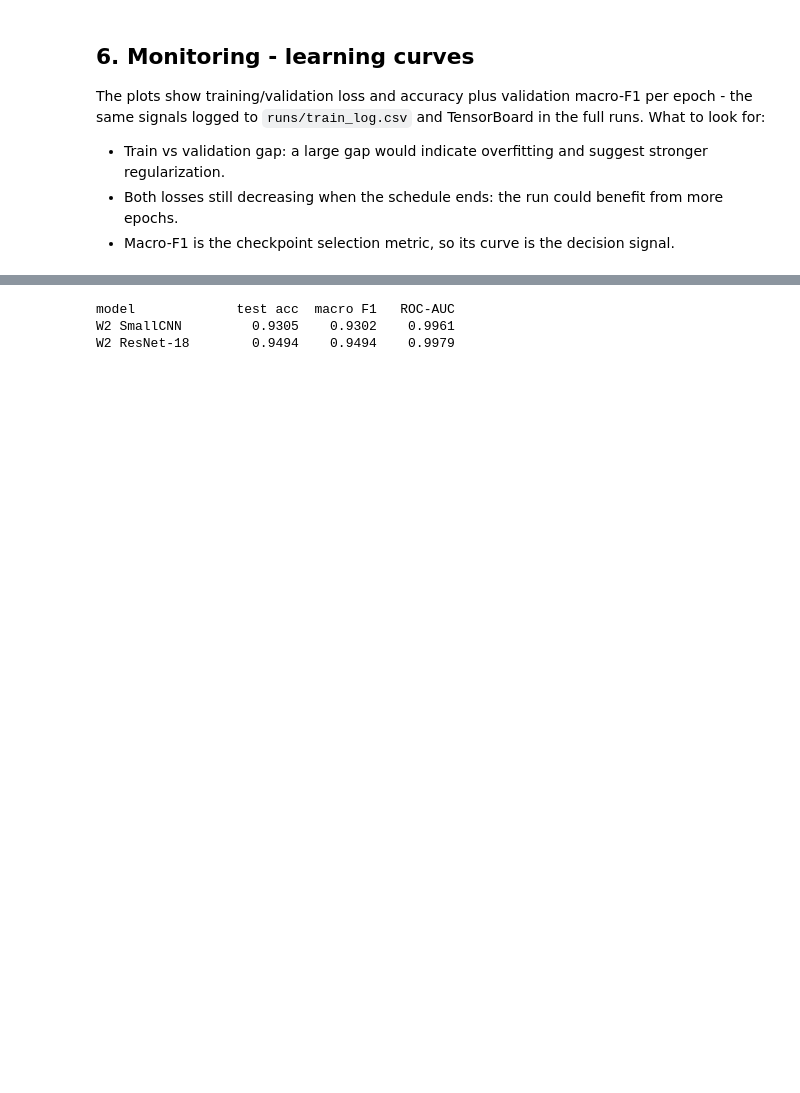
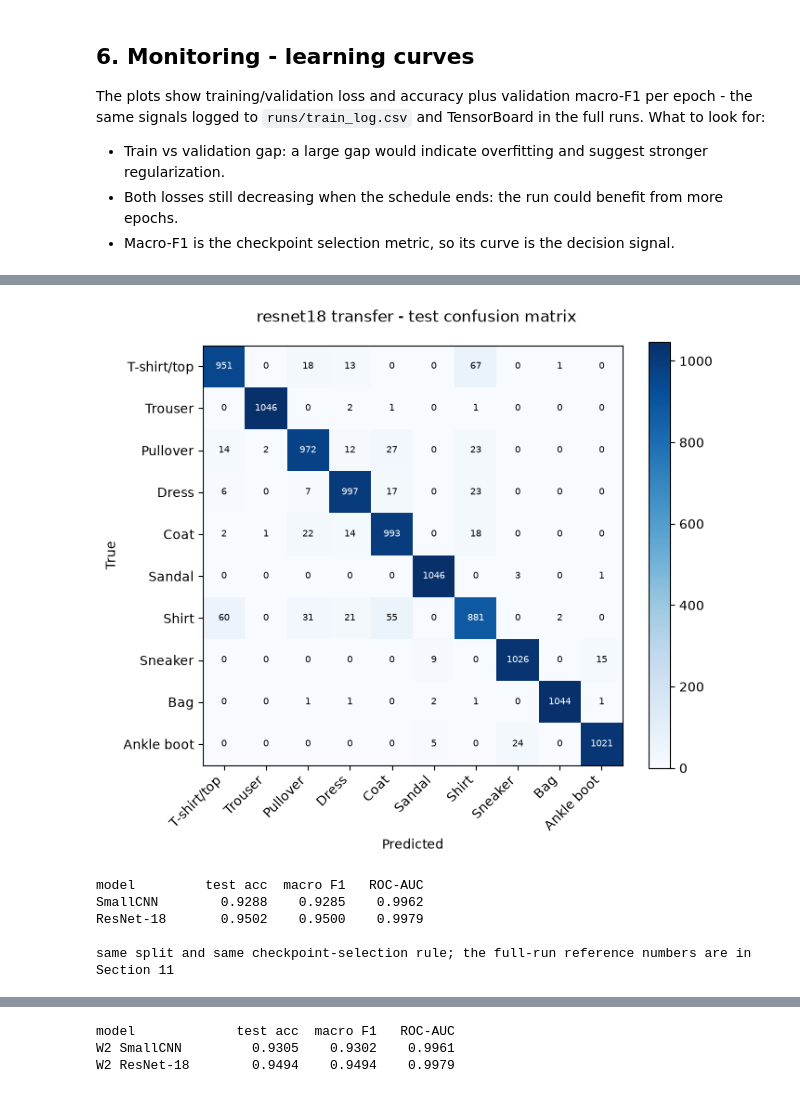
Before and after one commit to Ezra3578/MachineLearning, a Jupyter notebook: Workshop_2/notebooks/Training_Pipeline.ipynb, the cells around one changed output, grey strips where cells are left out. Saved outputs shown, nothing was run; the diff lists cells and outputs as text; code cells hidden in the pictures; blank space fills up the shorter version.

```diff
--- a/Workshop_2/notebooks/Training_Pipeline.ipynb
+++ b/Workshop_2/notebooks/Training_Pipeline.ipynb
@@ -349,0 +588,16 @@ fig.tight_layout()
+# %%
+resnet_ckpt = torch.load(resnet_ckpt_dir / "model_best.pt", map_location="cpu", weights_only=False)
+resnet_model.load_state_dict(resnet_ckpt["state_dict"])
+resnet_model.to(device).eval()
+
+resnet_preds, resnet_labels, resnet_probs = predict(resnet_model, resnet_test_loader)
+
+resnet_test_metrics = {
+    "accuracy": float(accuracy_score(resnet_labels, resnet_preds)),
+    "f1_macro": float(f1_score(resnet_labels, resnet_preds, average="macro")),
+    "roc_auc_ovr_macro": float(roc_auc_score(resnet_labels, resnet_probs, multi_class="ovr", average="macro")),
+}
+print(json.dumps(resnet_test_metrics, indent=2))
+print()
+print(classification_report(resnet_labels, resnet_preds, target_names=CLASS_NAMES, digits=3))
+(resnet_run_dir / "test_metrics_demo.json").write_text(json.dumps(resnet_test_metrics, indent=2))
@@ -350 +623,34 @@ fig.tight_layout()
+# %%
+resnet_cm = confusion_matrix(resnet_labels, resnet_preds)
+fig, ax = plt.subplots(figsize=(7, 6))
+im = ax.imshow(resnet_cm, cmap="Blues")
+ax.set_xticks(range(len(CLASS_NAMES)), CLASS_NAMES, rotation=45, ha="right")
+ax.set_yticks(range(len(CLASS_NAMES)), CLASS_NAMES)
+ax.set_xlabel("Predicted")
+ax.set_ylabel("True")
+for i in range(resnet_cm.shape[0]):
+    for j in range(resnet_cm.shape[1]):
+        ax.text(
+            j, i, resnet_cm[i, j], ha="center", va="center", fontsize=7,
+            color="white" if resnet_cm[i, j] > resnet_cm.max() / 2 else "black",
+        )
+fig.colorbar(im)
+fig.suptitle("resnet18 transfer - test confusion matrix")
+fig.tight_layout()
+# %% [output]
+[figure, added]
+# %%
+print(f"{'model':<12}{'test acc':>10}{'macro F1':>10}{'ROC-AUC':>10}")
+for name, metrics in [("SmallCNN", test_metrics), ("ResNet-18", resnet_test_metrics)]:
+    print(
+        f"{name:<12}{metrics['accuracy']:>10.4f}"
+        f"{metrics['f1_macro']:>10.4f}{metrics['roc_auc_ovr_macro']:>10.4f}"
+    )
+print("\nsame split and same checkpoint-selection rule; the full-run reference numbers are in Section 11")
+# %% [output]
+model         test acc  macro F1   ROC-AUC
+SmallCNN        0.9288    0.9285    0.9962
+ResNet-18       0.9502    0.9500    0.9979
+
+same split and same checkpoint-selection rule; the full-run reference numbers are in Section 11
 # %% [markdown]
```
Also changed, not shown: parts of 28 cells of this notebook, 4 other files.
